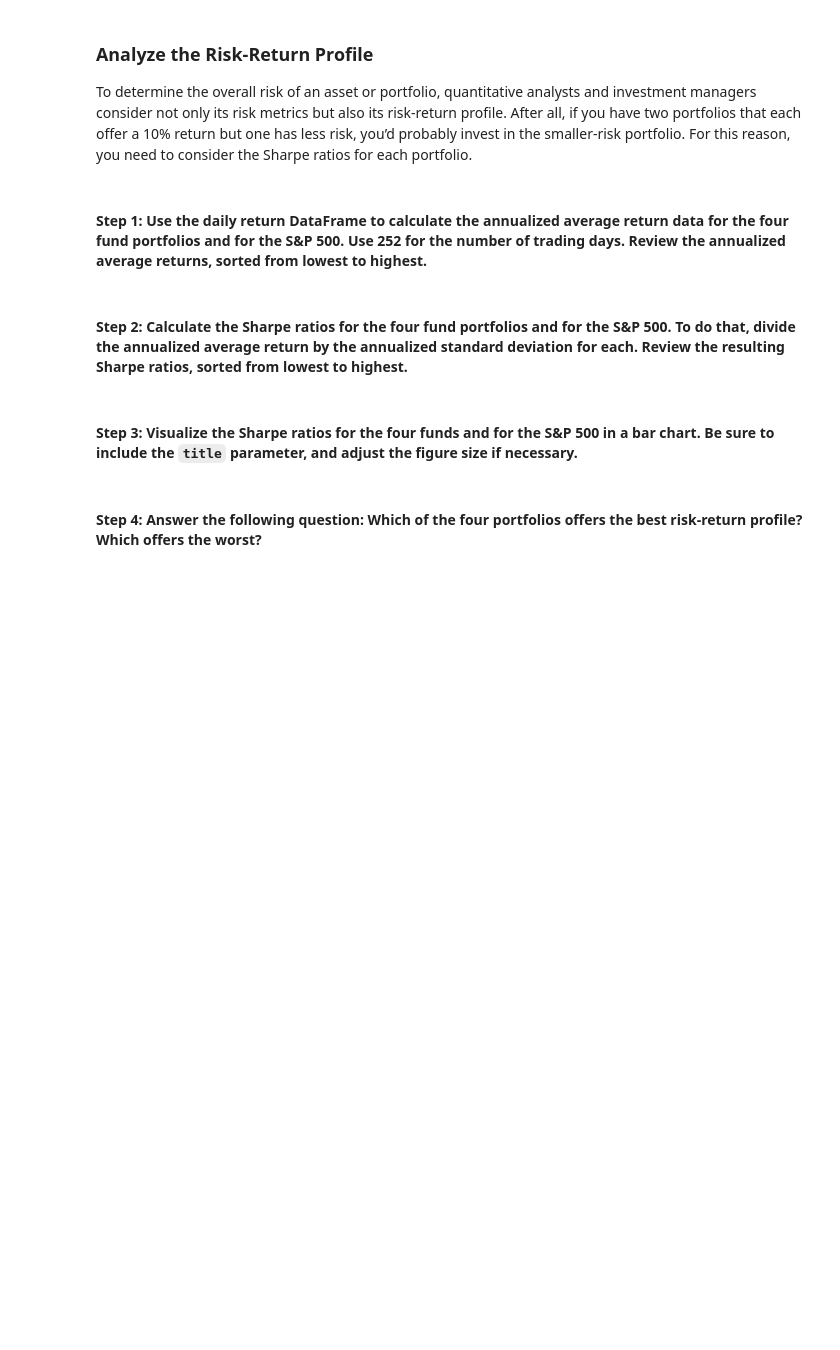
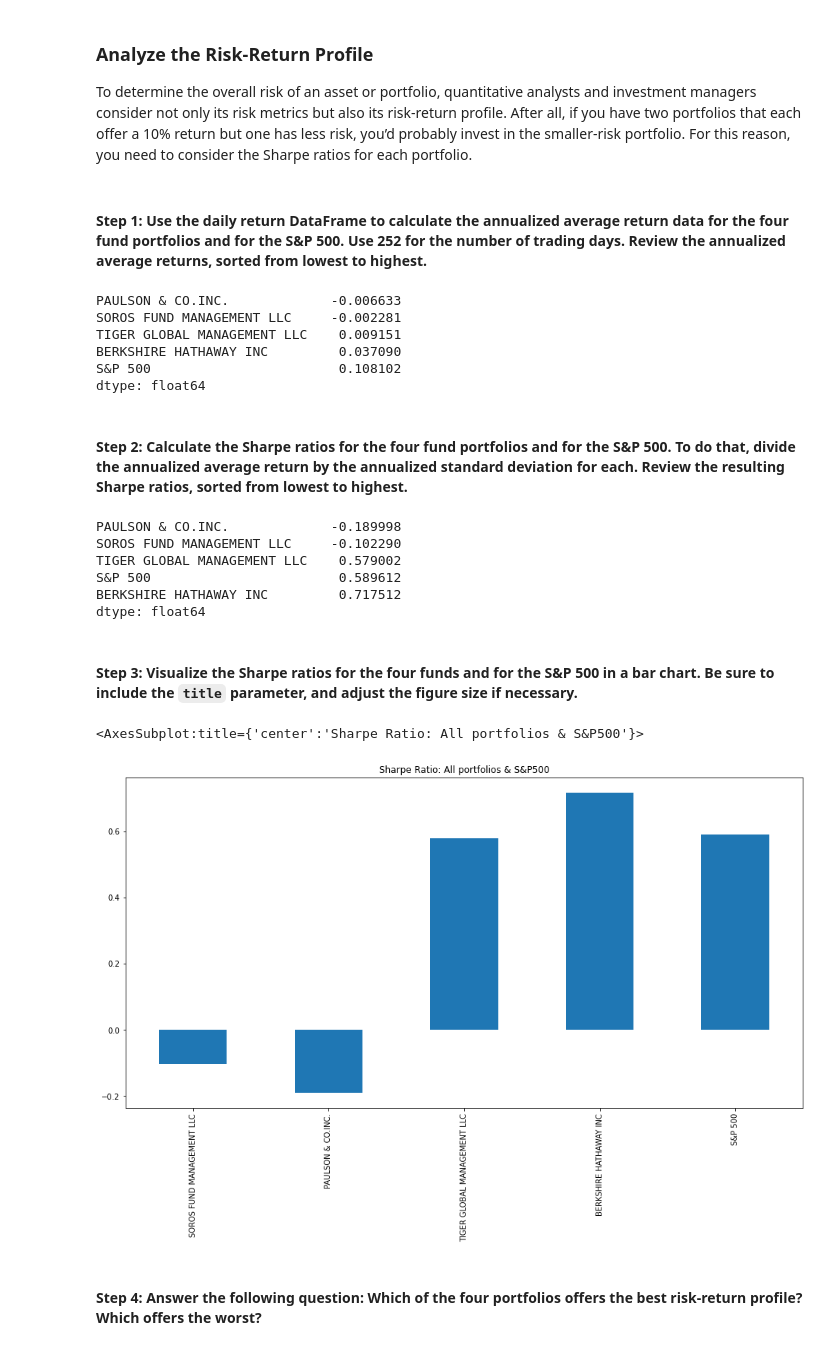
Before and after one commit to saeedraghib/m04_challenge_01, a Jupyter notebook: sr_risk_return_analysis.ipynb, the cells around one changed output. Saved outputs shown, nothing was run; the diff lists cells and outputs as text; code cells hidden in the pictures; blank space fills up the shorter version.

```diff
--- a/sr_risk_return_analysis.ipynb
+++ b/sr_risk_return_analysis.ipynb
@@ -452,22 +488,46 @@ To determine the overall risk of an asset or portfolio, quantitative analysts an
 # %% [markdown]
 #### Step 1: Use the daily return DataFrame to calculate the annualized average return data for the four fund portfolios and for the S&P 500. Use 252 for the number of trading days. Review the annualized average returns, sorted from lowest to highest.
 # %%
-# Calculate the annual average return data for the for fund portfolios and the S&P 500
+# Calculate the annual average return data for the four fund portfolios and the S&P 500
 # Use 252 as the number of trading days in the year
 # Review the annual average returns sorted from lowest to highest
 # YOUR CODE HERE
+annual_avg_return_all = daily_returns.mean() * number_of_trading_days
+annual_avg_return_all.sort_values()
+# %% [output]
+PAULSON & CO.INC.             -0.006633
+SOROS FUND MANAGEMENT LLC     -0.002281
+TIGER GLOBAL MANAGEMENT LLC    0.009151
+BERKSHIRE HATHAWAY INC         0.037090
+S&P 500                        0.108102
+dtype: float64
 # %% [markdown]
 #### Step 2: Calculate the Sharpe ratios for the four fund portfolios and for the S&P 500. To do that, divide the annualized average return by the annualized standard deviation for each. Review the resulting Sharpe ratios, sorted from lowest to highest.
 # %%
 # Calculate the annualized Sharpe Ratios for each of the 4 portfolios and the S&P 500.
 # Review the Sharpe ratios sorted lowest to highest
 # YOUR CODE HERE
+
+sharp_ratio_all =  annual_avg_return_all / annual_std_deviation
+sharp_ratio_all.sort_values()
+# %% [output]
+PAULSON & CO.INC.             -0.189998
+SOROS FUND MANAGEMENT LLC     -0.102290
+TIGER GLOBAL MANAGEMENT LLC    0.579002
+S&P 500                        0.589612
+BERKSHIRE HATHAWAY INC         0.717512
+dtype: float64
 # %% [markdown]
 #### Step 3: Visualize the Sharpe ratios for the four funds and for the S&P 500 in a bar chart. Be sure to include the `title` parameter, and adjust the figure size if necessary.
 # %%
 # Visualize the Sharpe ratios as a bar chart
 # Include a title parameter and adjust the figure size
 # YOUR CODE HERE
+
+sharp_ratio_all.plot(figsize=(16,8), kind='bar', title='Sharpe Ratio: All portfolios & S&P500')
+# %% [output]
+<AxesSubplot:title={'center':'Sharpe Ratio: All portfolios & S&P500'}>
+[figure, added]
 # %% [markdown]
 #### Step 4: Answer the following question: Which of the four portfolios offers the best risk-return profile? Which offers the worst?
 # %% [markdown]
```
Also changed, not shown: parts of 23 cells of this notebook, 1 other file.
